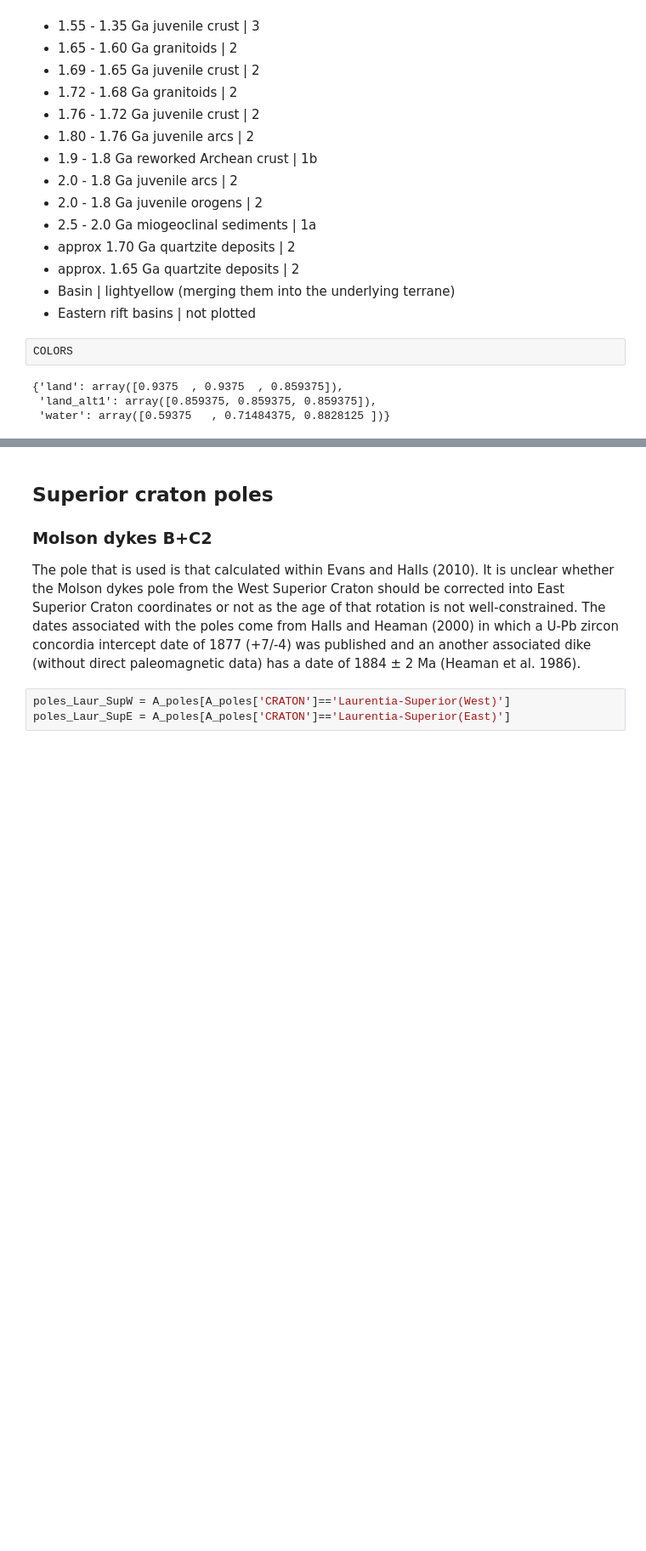
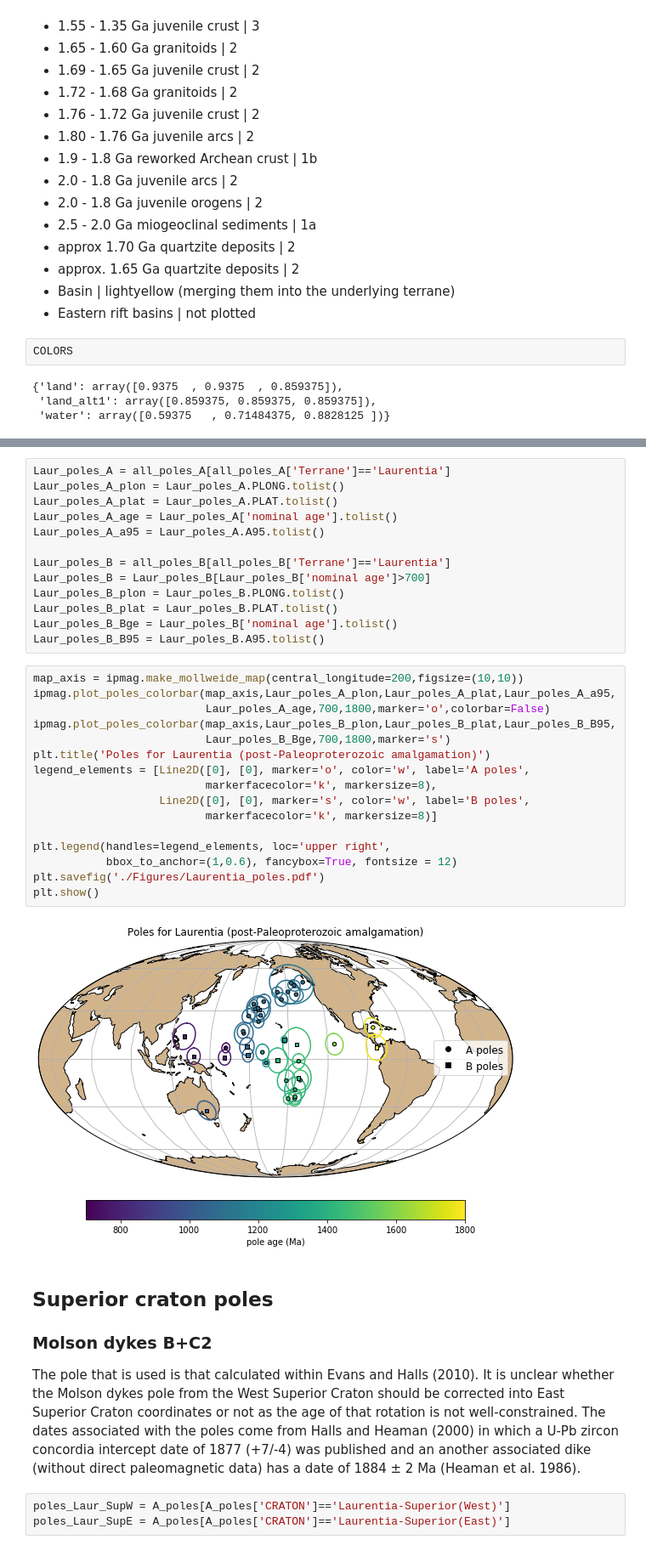
Before and after one commit to Swanson-Hysell-Group/Laurentia_Paleogeography, a Jupyter notebook: figures_analysis.ipynb, the cells around one changed output, grey strips where cells are left out. Shown at 85% size. Saved outputs shown, nothing was run; the diff lists cells and outputs as text; blank space fills up the shorter version.

```diff
--- a/figures_analysis.ipynb
+++ b/figures_analysis.ipynb
@@ -192,3 +212,34 @@ NameError: name 'duluth_lat' is not defined
+# %%
+Laur_poles_A = all_poles_A[all_poles_A['Terrane']=='Laurentia']
+Laur_poles_A_plon = Laur_poles_A.PLONG.tolist()
+Laur_poles_A_plat = Laur_poles_A.PLAT.tolist()
+Laur_poles_A_age = Laur_poles_A['nominal age'].tolist()
+Laur_poles_A_a95 = Laur_poles_A.A95.tolist()
+
+Laur_poles_B = all_poles_B[all_poles_B['Terrane']=='Laurentia']
+Laur_poles_B = Laur_poles_B[Laur_poles_B['nominal age']>700]
+Laur_poles_B_plon = Laur_poles_B.PLONG.tolist()
+Laur_poles_B_plat = Laur_poles_B.PLAT.tolist()
+Laur_poles_B_Bge = Laur_poles_B['nominal age'].tolist()
+Laur_poles_B_B95 = Laur_poles_B.A95.tolist()
+# %%
+map_axis = ipmag.make_mollweide_map(central_longitude=200,figsize=(10,10))
+ipmag.plot_poles_colorbar(map_axis,Laur_poles_A_plon,Laur_poles_A_plat,Laur_poles_A_a95,
+                          Laur_poles_A_age,700,1800,marker='o',colorbar=False)
+ipmag.plot_poles_colorbar(map_axis,Laur_poles_B_plon,Laur_poles_B_plat,Laur_poles_B_B95,
+                          Laur_poles_B_Bge,700,1800,marker='s')
+plt.title('Poles for Laurentia (post-Paleoproterozoic amalgamation)')
+legend_elements = [Line2D([0], [0], marker='o', color='w', label='A poles',
+                          markerfacecolor='k', markersize=8),
+                   Line2D([0], [0], marker='s', color='w', label='B poles',
+                          markerfacecolor='k', markersize=8)]
+
+plt.legend(handles=legend_elements, loc='upper right',
+           bbox_to_anchor=(1,0.6), fancybox=True, fontsize = 12)
+plt.savefig('./Figures/Laurentia_poles.pdf')
+plt.show()
+# %% [output]
+[figure, added]
 # %% [markdown]
 ## Superior craton poles
 
```
Also changed, not shown: parts of 10 cells of this notebook, 3 other files.
